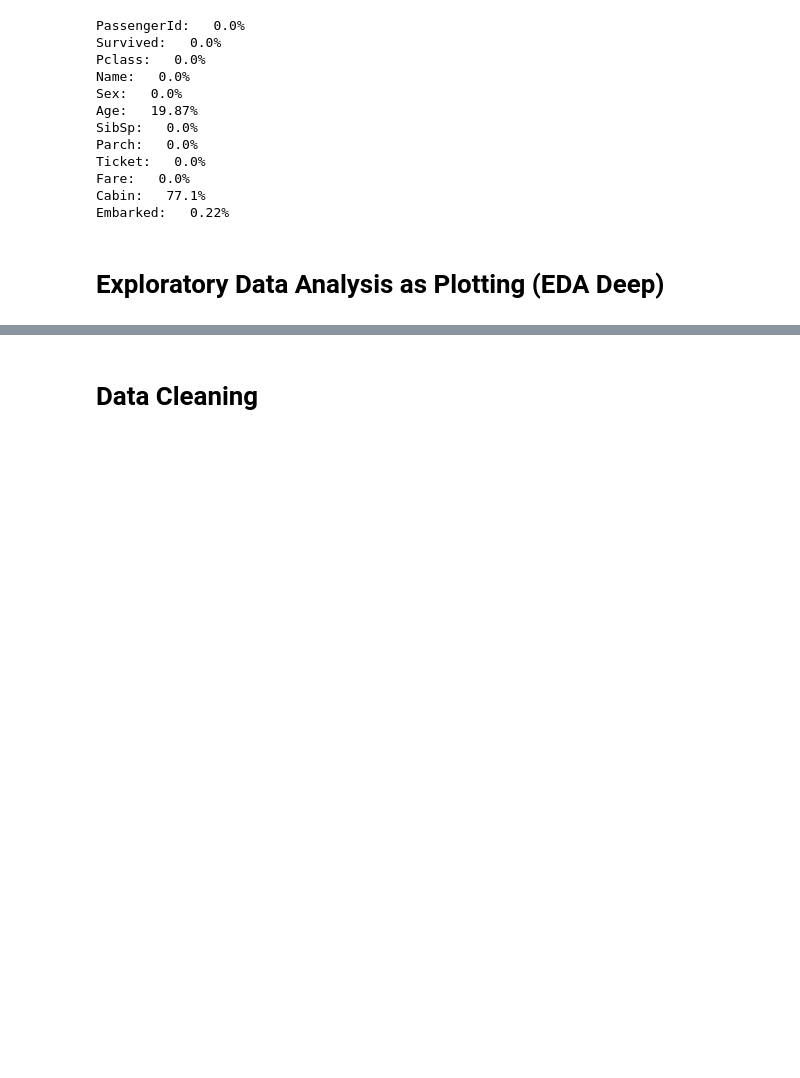
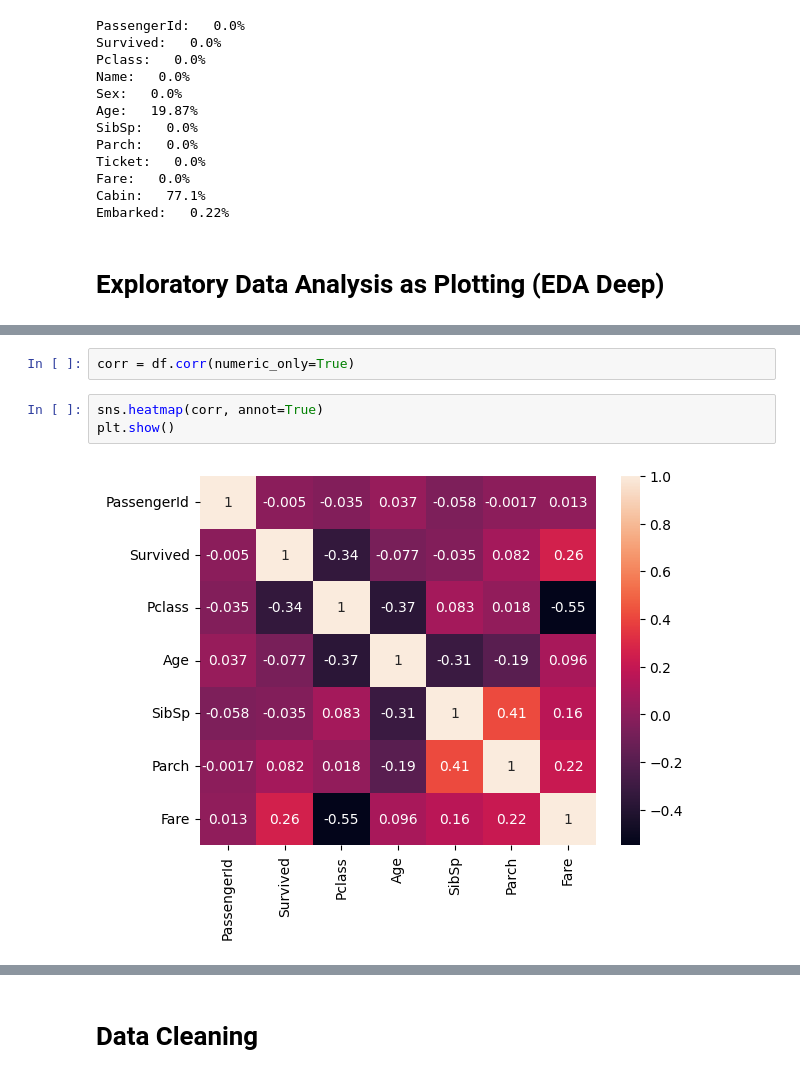
Before and after one commit to ahmedkhafagy800/Titanic-ML-Pipeline, a Jupyter notebook: Titanic-ML-Pipeline.ipynb, the cells around one changed output, grey strips where cells are left out. Drawn from its saved outputs; the diff is of its cells as text; blank space fills up the shorter version.

```diff
--- a/Titanic-ML-Pipeline.ipynb
+++ b/Titanic-ML-Pipeline.ipynb
@@ -130,0 +152,7 @@ Embarked:   0.22%
+# %%
+corr = df.corr(numeric_only=True)
+# %%
+sns.heatmap(corr, annot=True)
+plt.show()
+# %% [output]
+[figure, added]
```
Also changed, not shown: parts of 18 cells of this notebook.
